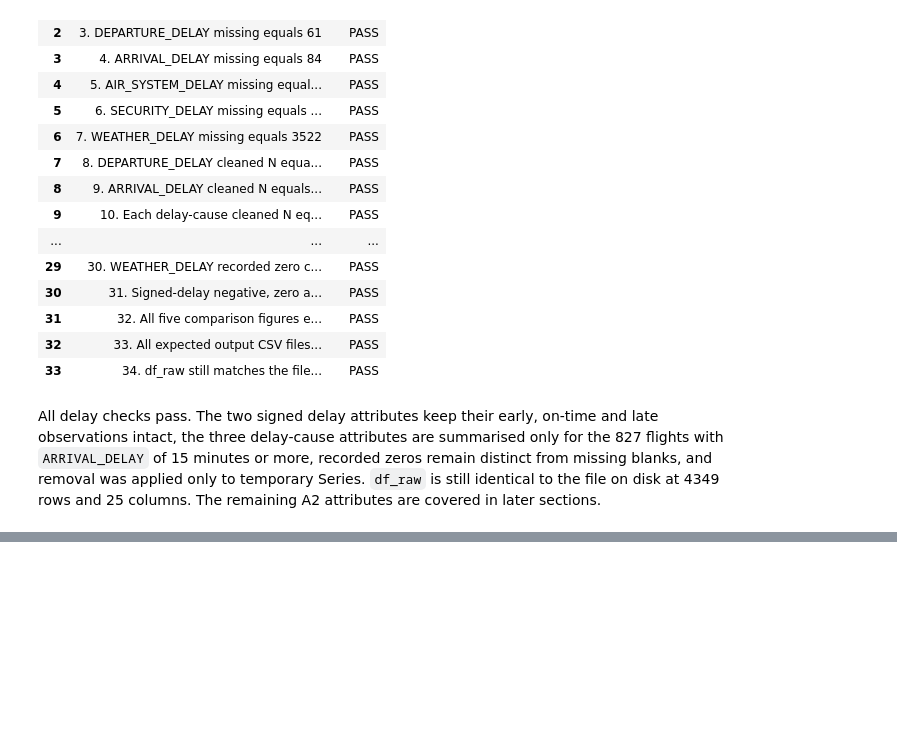
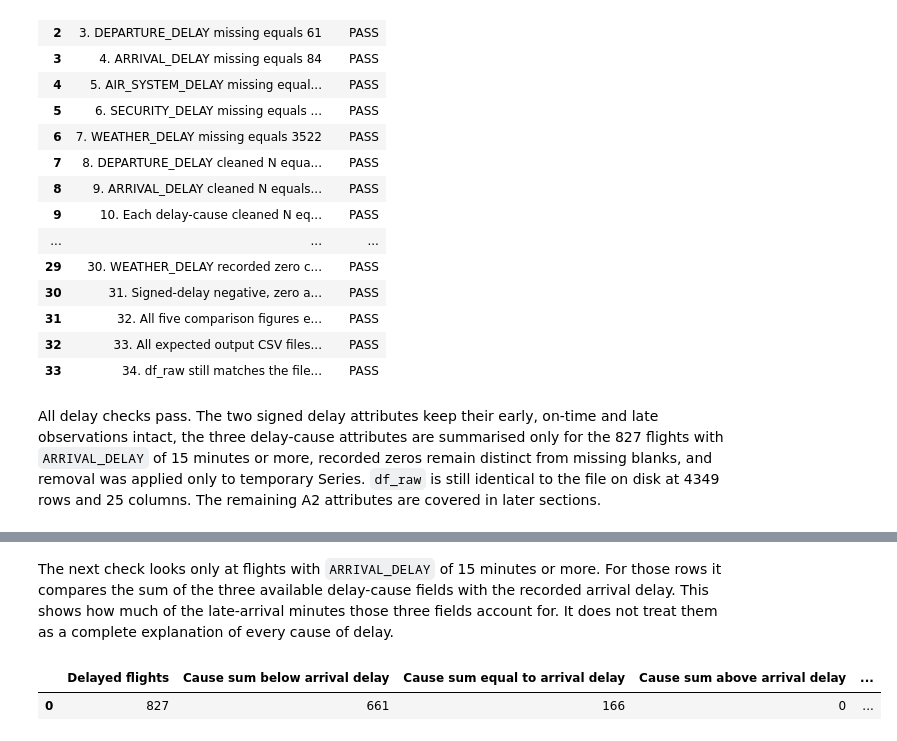
Before and after one commit to le23967/31250-assignment2-25740123, a Jupyter notebook: ida_25740123.ipynb, the cells around one changed output, grey strips where cells are left out. Saved outputs shown, nothing was run; the diff lists cells and outputs as text; code cells hidden in the pictures; blank space fills up the shorter version.

```diff
--- a/ida_25740123.ipynb
+++ b/ida_25740123.ipynb
@@ -3226,0 +3335,40 @@ disk at 4349 rows and 25 columns. The remaining A2 attributes are covered in lat
+# %% [markdown]
+The next check looks only at flights with `ARRIVAL_DELAY` of 15 minutes or more. For those
+rows it compares the sum of the three available delay-cause fields with the recorded arrival
+delay. This shows how much of the late-arrival minutes those three fields account for. It does
+not treat them as a complete explanation of every cause of delay.
+# %%
+delayed = df_raw[df_raw["ARRIVAL_DELAY"] >= 15].copy()
+assert len(delayed) == 827, f"Expected 827 delayed flights, found {len(delayed)}"
+
+cause_sum = (
+    delayed["AIR_SYSTEM_DELAY"]
+    + delayed["SECURITY_DELAY"]
+    + delayed["WEATHER_DELAY"]
+)
+assert cause_sum.isna().sum() == 0, "Unexpected blanks among the delayed-flight cause fields"
+
+delay_cause_coverage = pd.DataFrame([{
+    "Delayed flights": int(len(delayed)),
+    "Cause sum below arrival delay": int((cause_sum < delayed["ARRIVAL_DELAY"]).sum()),
+    "Cause sum equal to arrival delay": int((cause_sum == delayed["ARRIVAL_DELAY"]).sum()),
+    "Cause sum above arrival delay": int((cause_sum > delayed["ARRIVAL_DELAY"]).sum()),
+    "All three causes zero": int(
+        ((delayed["AIR_SYSTEM_DELAY"] == 0)
+         & (delayed["SECURITY_DELAY"] == 0)
+         & (delayed["WEATHER_DELAY"] == 0)).sum()
+    ),
+    "Share of delay minutes explained percent": round(
+        cause_sum.sum() / delayed["ARRIVAL_DELAY"].sum() * 100,
+        2
+    ),
+}])
+
+delay_cause_coverage.to_csv(
+    "outputs/A2_delay_cause_coverage.csv",
+    index=False
+)
+delay_cause_coverage
+# %% [output]
+|  | Delayed flights | Cause sum below arrival delay | Cause sum equal to arrival delay | Cause sum above arrival delay | ... |
+| 0 | 827 | 661 | 166 | 0 | ... |
```
Also changed, not shown: parts of 22 cells of this notebook, 11 other files.
